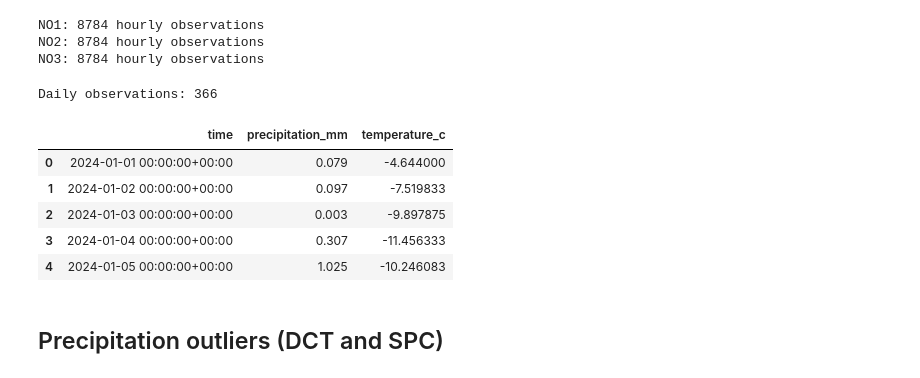
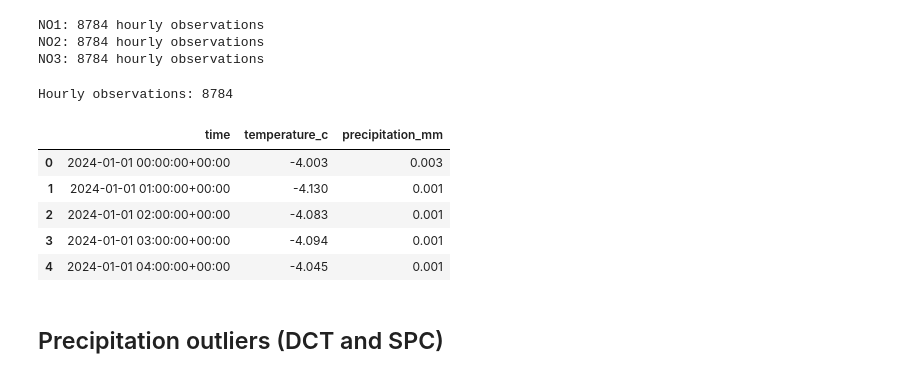
Before and after one commit to ptilrem/ptilrem-D2D-SLapp, a Jupyter notebook: notebook/assignment3.ipynb, the cells around one changed output. Saved outputs shown, nothing was run; the diff lists cells and outputs as text; code cells hidden in the pictures.

```diff
--- a/notebook/assignment3.ipynb
+++ b/notebook/assignment3.ipynb
@@ -225,32 +225,29 @@ NO1: 8784 hourly observations
 NO2: 8784 hourly observations
 NO3: 8784 hourly observations
 # %%
-# Calculate daily weather values from the hourly ERA5 data.
-daily_weather = (
-    weather_no3.set_index("time")
-    .resample("D")
-    .agg({
-        "precipitation": "sum",
-        "temperature_2m": "mean"
-    })
-    .reset_index()
+
+# Use hourly ERA5 measurements directly for SPC and LOF.
+hourly_weather = pd.read_parquet(
+    "../data/weather_NO3_2024_100locations.parquet"
 )
 
-daily_weather = daily_weather.rename(columns={
+hourly_weather = hourly_weather.rename(columns={
     "precipitation": "precipitation_mm",
     "temperature_2m": "temperature_c"
 })
 
-print("Daily observations:", len(daily_weather))
-display(daily_weather.head())
+hourly_weather["time"] = pd.to_datetime(hourly_weather["time"], utc=True)
+
+print("Hourly observations:", len(hourly_weather))
+display(hourly_weather.head())
 # %% [output]
-Daily observations: 366
+Hourly observations: 8784
-|  | time | precipitation_mm | temperature_c |
-| 0 | 2024-01-01 00:00:00+00:00 | 0.079 | -4.644000 |
-| 1 | 2024-01-02 00:00:00+00:00 | 0.097 | -7.519833 |
-| 2 | 2024-01-03 00:00:00+00:00 | 0.003 | -9.897875 |
-| 3 | 2024-01-04 00:00:00+00:00 | 0.307 | -11.456333 |
-| 4 | 2024-01-05 00:00:00+00:00 | 1.025 | -10.246083 |
+|  | time | temperature_c | precipitation_mm |
+| 0 | 2024-01-01 00:00:00+00:00 | -4.003 | 0.003 |
+| 1 | 2024-01-01 01:00:00+00:00 | -4.130 | 0.001 |
+| 2 | 2024-01-01 02:00:00+00:00 | -4.083 | 0.001 |
+| 3 | 2024-01-01 03:00:00+00:00 | -4.094 | 0.001 |
+| 4 | 2024-01-01 04:00:00+00:00 | -4.045 | 0.001 |
 # %% [markdown]
 ## Precipitation outliers (DCT and SPC)
 # %%
```
Also changed, not shown: parts of 3 cells of this notebook, 1 other file.
